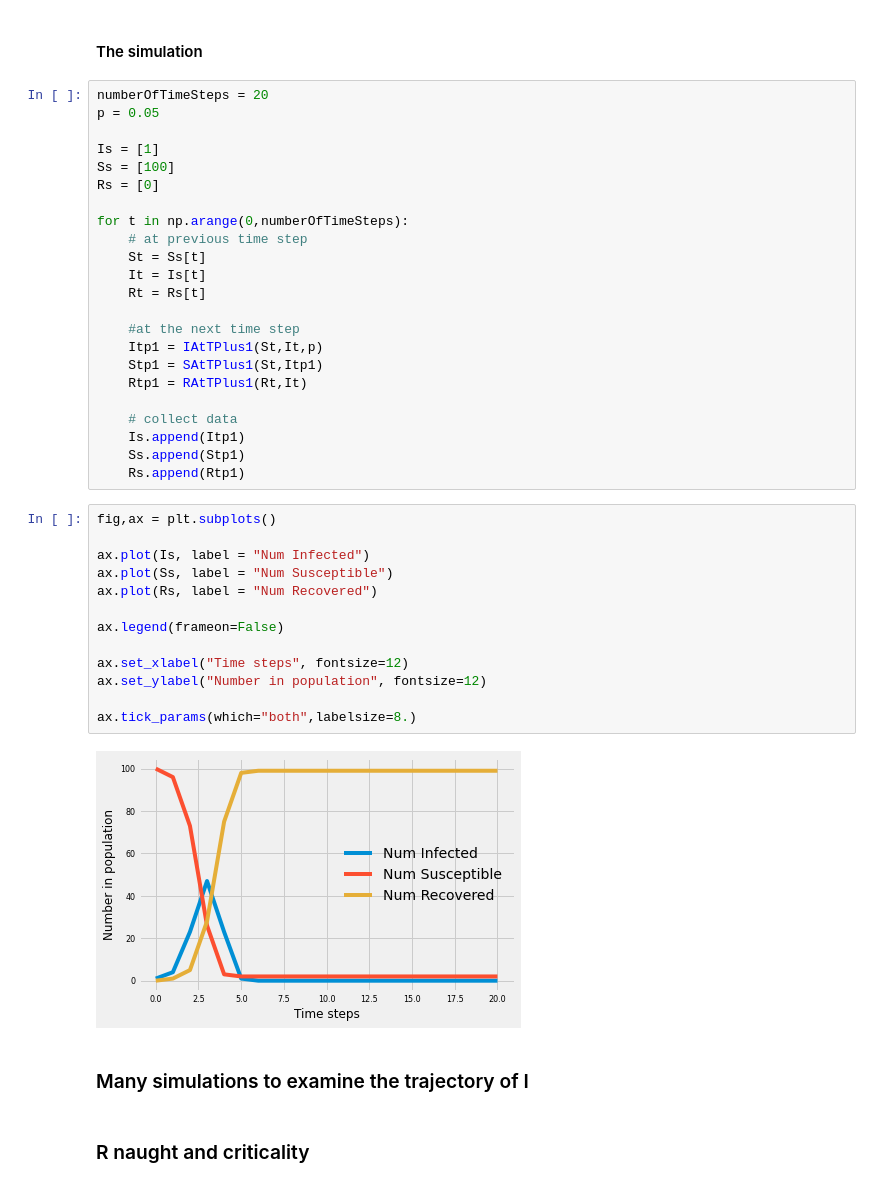
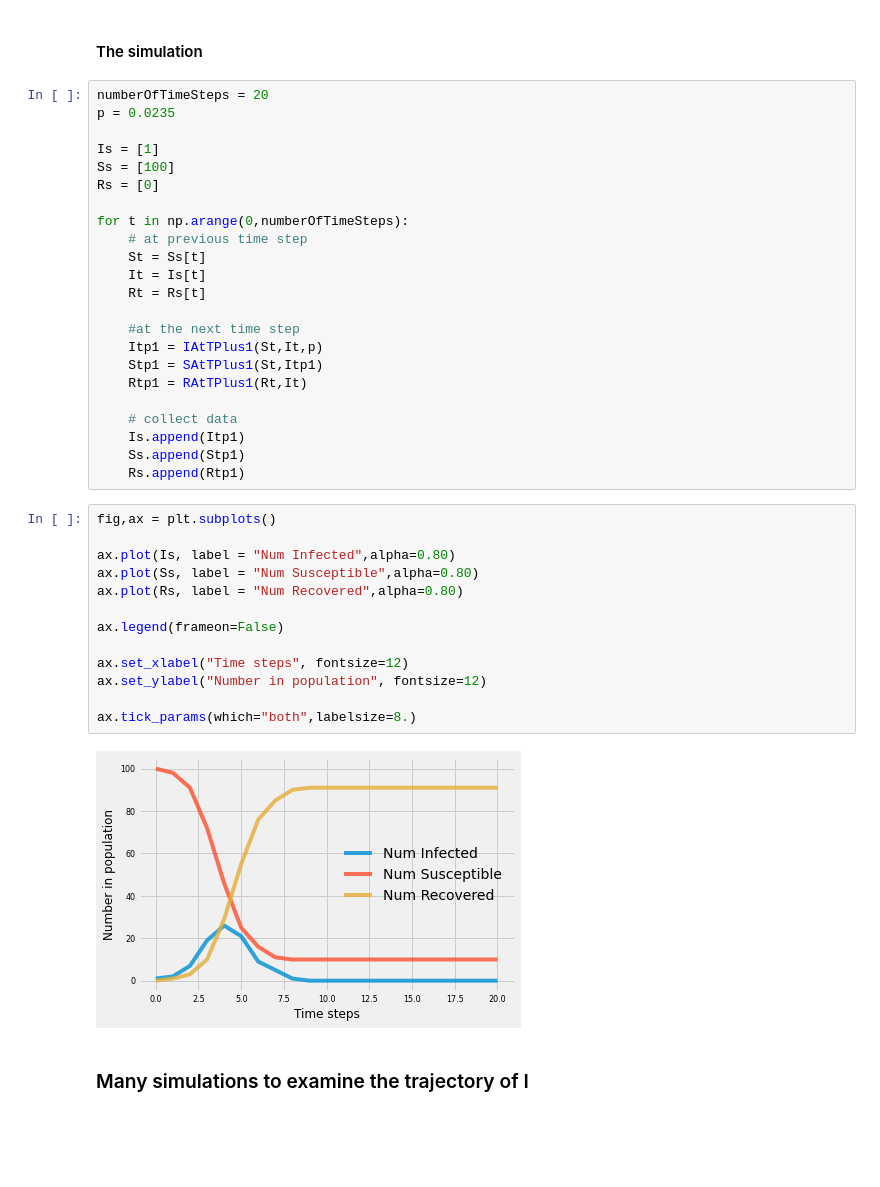
Before and after one commit to computationalUncertaintyLab/2020F_PHDSI, a Jupyter notebook: r5/Recitation05.ipynb, the cells around one changed output. Saved outputs shown, nothing was run; the diff lists cells and outputs as text; blank space fills up the shorter version.

```diff
--- a/r5/Recitation05.ipynb
+++ b/r5/Recitation05.ipynb
@@ -127,7 +127,7 @@ def RAtTPlus1(R,I):
 #### The simulation
 # %%
 numberOfTimeSteps = 20
-p = 0.05
+p = 0.0235
 
 Is = [1]
 Ss = [100]
@@ -151,19 +151,17 @@ for t in np.arange(0,numberOfTimeSteps):
 # %%
 fig,ax = plt.subplots()
 
-ax.plot(Is, label = "Num Infected")
-ax.plot(Ss, label = "Num Susceptible")
-ax.plot(Rs, label = "Num Recovered")
+ax.plot(Is, label = "Num Infected",alpha=0.80)
+ax.plot(Ss, label = "Num Susceptible",alpha=0.80)
+ax.plot(Rs, label = "Num Recovered",alpha=0.80)
 
 ax.legend(frameon=False)
 
 ax.set_xlabel("Time steps", fontsize=12)
 ax.set_ylabel("Number in population", fontsize=12)
 
 ax.tick_params(which="both",labelsize=8.)
 # %% [output]
-[figure, old version]
+[figure, new version]
 # %% [markdown]
 ### Many simulations to examine the trajectory of I
-# %% [markdown]
-### R naught and criticality
```
Also changed, not shown: parts of 4 cells of this notebook, 1 other file.
